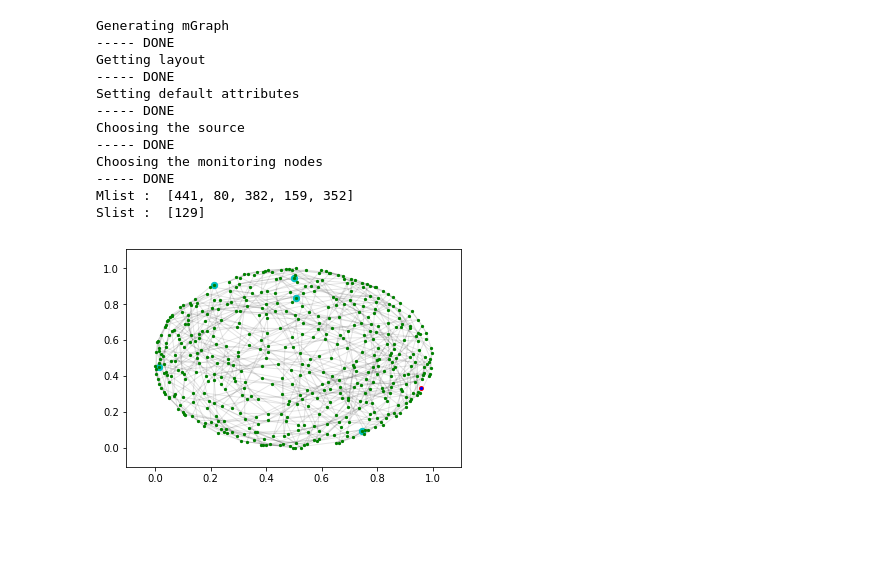
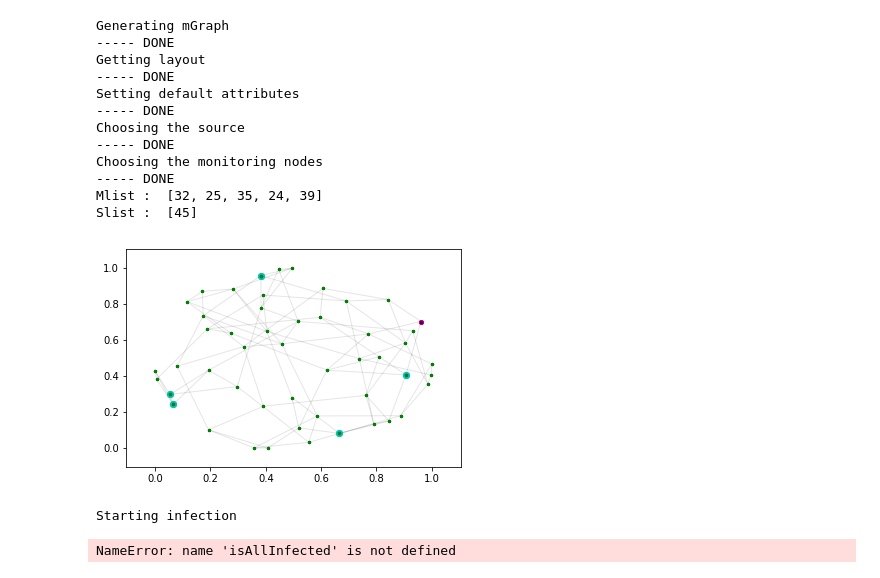
Before and after one commit to N0ciple/MSc-Project, a Jupyter notebook: Test-other.ipynb, the cells around one changed output. Saved outputs shown, nothing was run; the diff lists cells and outputs as text; code cells hidden in the pictures; blank space fills up the shorter version.

Commit message:
Adds essential functions
isAllInfected was broken

```diff
--- a/Test-other.ipynb
+++ b/Test-other.ipynb
@@ -3,33 +13,50 @@ from simulation import *
 # %%
 figureList = list()
 # Parameters definition
-numRumors = 1
+numRumors = 3
 maxThreshold = 1
 numMonitors = 5
-propagProba = 0.9
-numNodes = 500
+propagProba = 1
+numNodes = 50
 linkProba = 0.2
 monitorTrigger = list()
 numStep = 100
 
 
+j=0
 
 Graph, Pos, rumorSources, monitorsList = generateGraphReady(numNodes,linkProba,maxThreshold,numRumors,numMonitors)
 
 fig1 =  drawColoredGraph(Graph, Pos, numRumors, rumorSources, monitorsList)
+#fig1.savefig('./TestFigs/figT'+str(j)+'.png')
 
-figureList.append(fig1)
+print("Starting infection")
+infections = [[] for n in range(numRumors)]
+
+infected = getInfectedList(Graph,numRumors)
+
+while(not isAllInfected(Graph,numRumors)):
+
+    Graph = infectionForward(Graph, propagProba, numRumors)
+    infected = getInfectedList(Graph,numRumors)
+
+    # j+1 because j=0 is step 1
+    monitorTrigger = updateMonitorTrig(j+1,monitorTrigger,monitorsList,Graph,numRumors)
+    j += 1
+    fig2 = drawColoredGraph(Graph, Pos, numRumors, rumorSources, myMonitors=monitorsList,myIndex=j)
 # %% [output]
 Generating mGraph
 ----- DONE
 Getting layout
 ----- DONE
 Setting default attributes
 ----- DONE
 Choosing the source
 ----- DONE
 Choosing the monitoring nodes
 ----- DONE
-Mlist :  [441, 80, 382, 159, 352]
-Slist :  [129]
+Mlist :  [32, 25, 35, 24, 39]
+Slist :  [45]
-[figure, old version]
+[figure, new version]
+Starting infection
+NameError: name 'isAllInfected' is not defined
```
Also changed, not shown: parts of 9 cells of this notebook, 1 other file.
